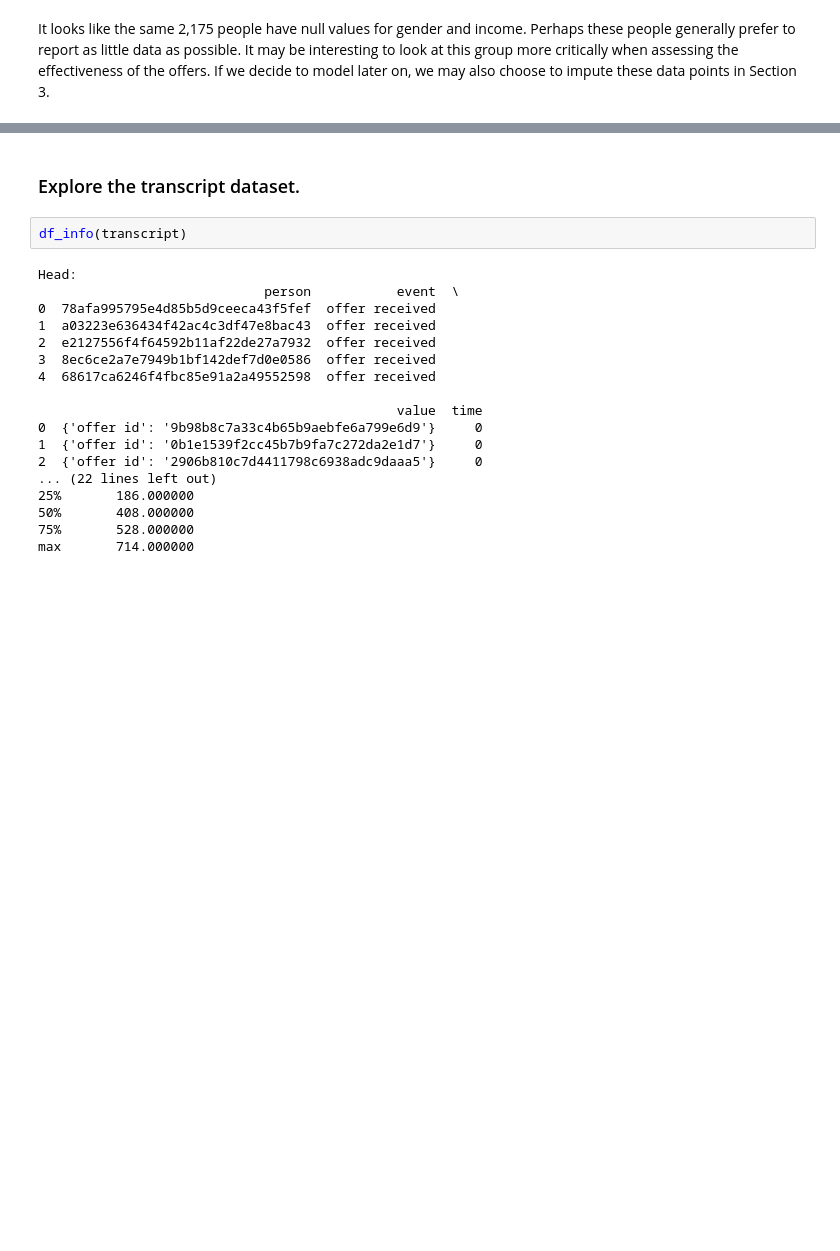
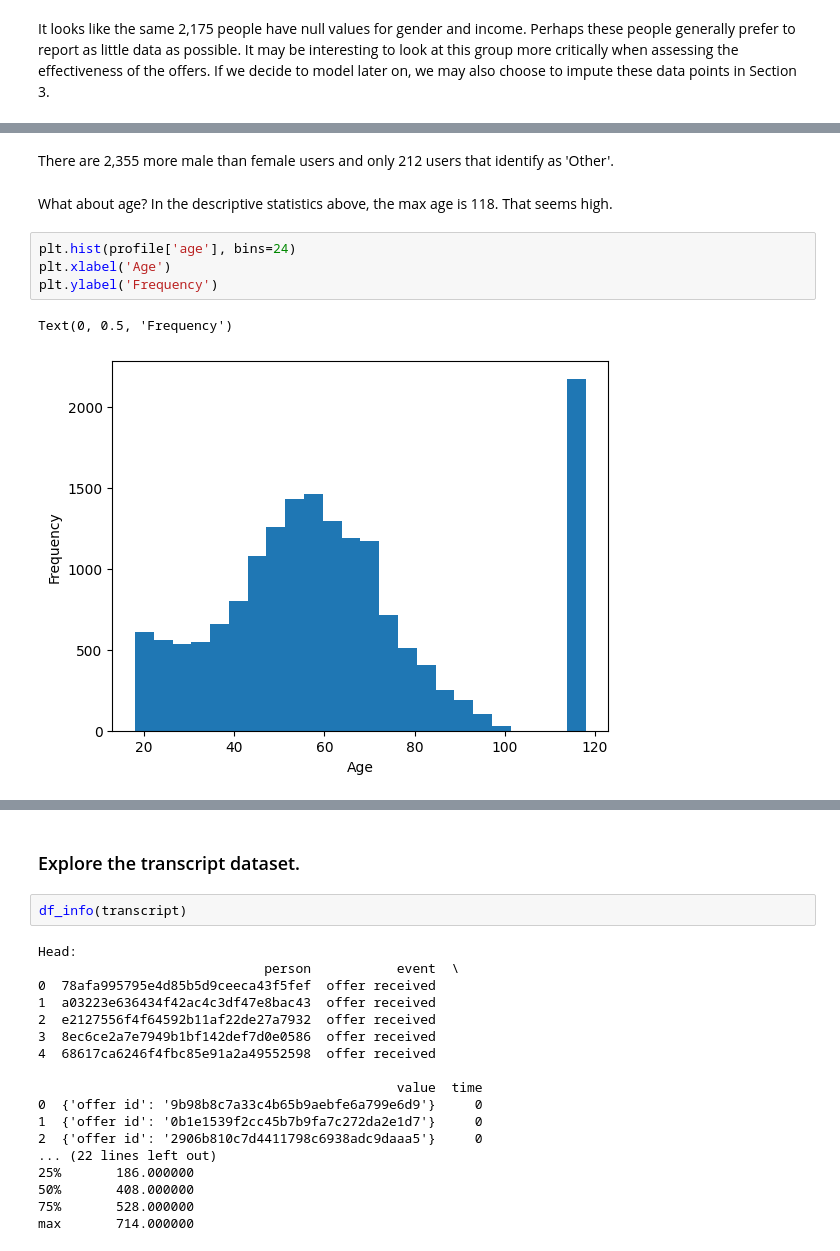
Before and after one commit to ewood242/Project_4_Capstone_Starbucks, a Jupyter notebook: Starbucks_Capstone_notebook.ipynb, the cells around one changed output, grey strips where cells are left out. Drawn from its saved outputs; the diff is of its cells as text; blank space fills up the shorter version.

```diff
--- a/Starbucks_Capstone_notebook.ipynb
+++ b/Starbucks_Capstone_notebook.ipynb
@@ -211,0 +230,11 @@ It looks like the same 2,175 people have null values for gender and income. Perh
+# %% [markdown]
+There are 2,355 more male than female users and only 212 users that identify as 'Other'.
+# %% [markdown]
+What about age? In the descriptive statistics above, the max age is 118. That seems high.
+# %%
+plt.hist(profile['age'], bins=24)
+plt.xlabel('Age')
+plt.ylabel('Frequency')
+# %% [output]
+Text(0, 0.5, 'Frequency')
+[figure, added]
```
Also changed, not shown: parts of 15 cells of this notebook.
